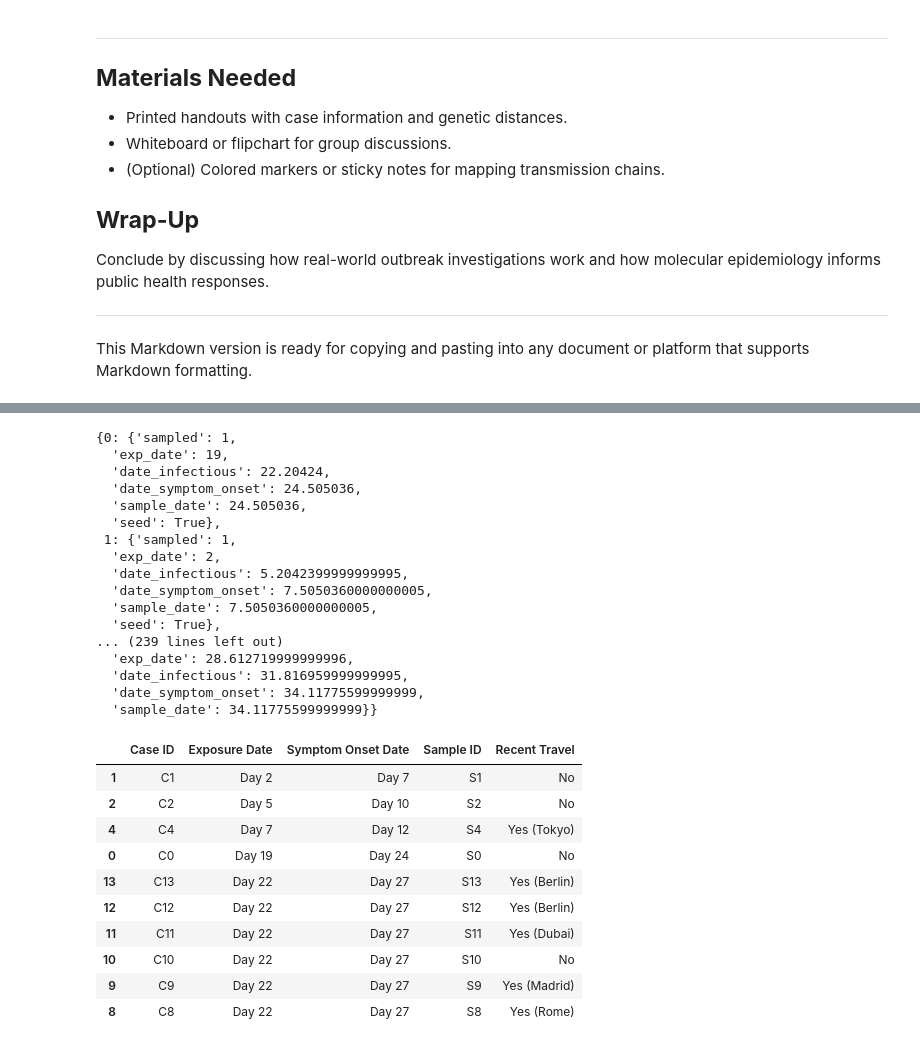
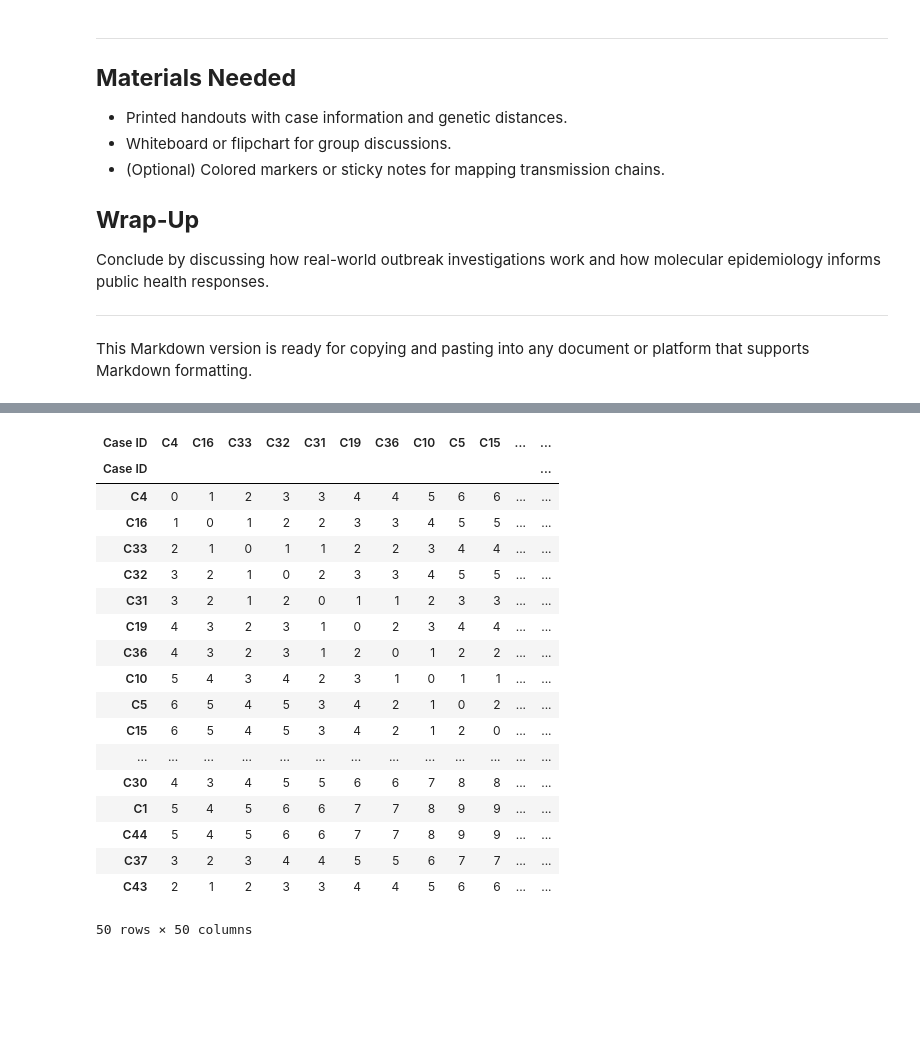
Before and after one commit to Dominic-Arthur/PESC-Activity, a Jupyter notebook: Data.ipynb, the cells around one changed output, grey strips where cells are left out. Saved outputs shown, nothing was run; the diff lists cells and outputs as text; code cells hidden in the pictures; blank space fills up the shorter version.

```diff
--- a/Data.ipynb
+++ b/Data.ipynb
@@ -122,21 +165 @@ base_sim.tree.nodes[0]
-# %%
-dict(base_sim.tree.nodes)
-# %% [output]
-{0: {'sampled': 1,
-  'exp_date': 19,
-  'date_infectious': 22.20424,
-  'date_symptom_onset': 24.505036,
-  'sample_date': 24.505036,
-  'seed': True},
- 1: {'sampled': 1,
-  'exp_date': 2,
-  'date_infectious': 5.2042399999999995,
-  'date_symptom_onset': 7.5050360000000005,
-  'sample_date': 7.5050360000000005,
-  'seed': True},
-... (239 lines left out)
-  'exp_date': 28.612719999999996,
-  'date_infectious': 31.816959999999995,
-  'date_symptom_onset': 34.11775599999999,
-  'sample_date': 34.11775599999999}}
 # %%
@@ -157,22 +180,3 @@ cases["Symptom Onset Date"] = cases["Symptom Onset Date"].apply(lambda x: f"Day
-# %%
-travel_locations = ["London", "Paris", "New York", "Madrid", "Rome", "Dubai", "Berlin", "Tokyo"]
-cases["Recent Travel"] = "No"
-travel_cases = random.sample(range(0, 15), random.randint(5, 8))  # Select 10-15% of early cases
-cases.loc[travel_cases, "Recent Travel"] = [f"Yes ({random.choice(travel_locations)})" for _ in travel_cases]
-
-cases.head(10)
-# %% [output]
-|  | Case ID | Exposure Date | Symptom Onset Date | Sample ID | Recent Travel |
-| 1 | C1 | Day 2 | Day 7 | S1 | No |
-| 2 | C2 | Day 5 | Day 10 | S2 | No |
-| 4 | C4 | Day 7 | Day 12 | S4 | Yes (Tokyo) |
-| 0 | C0 | Day 19 | Day 24 | S0 | No |
-| 13 | C13 | Day 22 | Day 27 | S13 | Yes (Berlin) |
-| 12 | C12 | Day 22 | Day 27 | S12 | Yes (Berlin) |
-| 11 | C11 | Day 22 | Day 27 | S11 | Yes (Dubai) |
-| 10 | C10 | Day 22 | Day 27 | S10 | No |
-| 9 | C9 | Day 22 | Day 27 | S9 | Yes (Madrid) |
-| 8 | C8 | Day 22 | Day 27 | S8 | Yes (Rome) |
 # %%
 def get_distance_matrix(sequences):
     keys = list(sequences.keys())
@@ -188,11 +192,36 @@ def get_distance_matrix(sequences):
 hamming_distances, ids, seq_matrix = get_distance_matrix(base_sim.result.linearSeqSim)
 hamming_matrix = hamming_distances * seq_matrix.shape[1]  # convert to number of differing positions
 hamming_matrix = hamming_matrix.astype(int)
-ids = [f"S{x}" for x in ids]
+
+ids = [node_name_mapping[x] for x in ids]
 pairwise_distances = pd.DataFrame(hamming_matrix, index=ids, columns=ids)
 
-pairwise_distances.columns.name = "Sample ID"
-pairwise_distances.index.name = "Sample ID"
+pairwise_distances.columns.name = "Case ID"
+pairwise_distances.index.name = "Case ID"
+
+pairwise_distances.to_csv("pairwise_distances.csv")
+# %%
+pairwise_distances
+# %% [output]
+| Case ID | C4 | C16 | C33 | C32 | C31 | C19 | C36 | C10 | C5 | C15 | ... | ... |
+| Case ID |  |  |  |  |  |  |  |  |  |  |  | ... |
+| C4 | 0 | 1 | 2 | 3 | 3 | 4 | 4 | 5 | 6 | 6 | ... | ... |
+| C16 | 1 | 0 | 1 | 2 | 2 | 3 | 3 | 4 | 5 | 5 | ... | ... |
+| C33 | 2 | 1 | 0 | 1 | 1 | 2 | 2 | 3 | 4 | 4 | ... | ... |
+| C32 | 3 | 2 | 1 | 0 | 2 | 3 | 3 | 4 | 5 | 5 | ... | ... |
+| C31 | 3 | 2 | 1 | 2 | 0 | 1 | 1 | 2 | 3 | 3 | ... | ... |
+| C19 | 4 | 3 | 2 | 3 | 1 | 0 | 2 | 3 | 4 | 4 | ... | ... |
+| C36 | 4 | 3 | 2 | 3 | 1 | 2 | 0 | 1 | 2 | 2 | ... | ... |
+| C10 | 5 | 4 | 3 | 4 | 2 | 3 | 1 | 0 | 1 | 1 | ... | ... |
+| C5 | 6 | 5 | 4 | 5 | 3 | 4 | 2 | 1 | 0 | 2 | ... | ... |
+| C15 | 6 | 5 | 4 | 5 | 3 | 4 | 2 | 1 | 2 | 0 | ... | ... |
+| ... | ... | ... | ... | ... | ... | ... | ... | ... | ... | ... | ... | ... |
+| C30 | 4 | 3 | 4 | 5 | 5 | 6 | 6 | 7 | 8 | 8 | ... | ... |
+| C1 | 5 | 4 | 5 | 6 | 6 | 7 | 7 | 8 | 9 | 9 | ... | ... |
+| C44 | 5 | 4 | 5 | 6 | 6 | 7 | 7 | 8 | 9 | 9 | ... | ... |
+| C37 | 3 | 2 | 3 | 4 | 4 | 5 | 5 | 6 | 7 | 7 | ... | ... |
+| C43 | 2 | 1 | 2 | 3 | 3 | 4 | 4 | 5 | 6 | 6 | ... | ... |
+50 rows × 50 columns
 # %%
 mask = np.triu(np.ones(pairwise_distances.shape), k=1)
 
```
Also changed, not shown: parts of 9 cells of this notebook, 6 other files.
